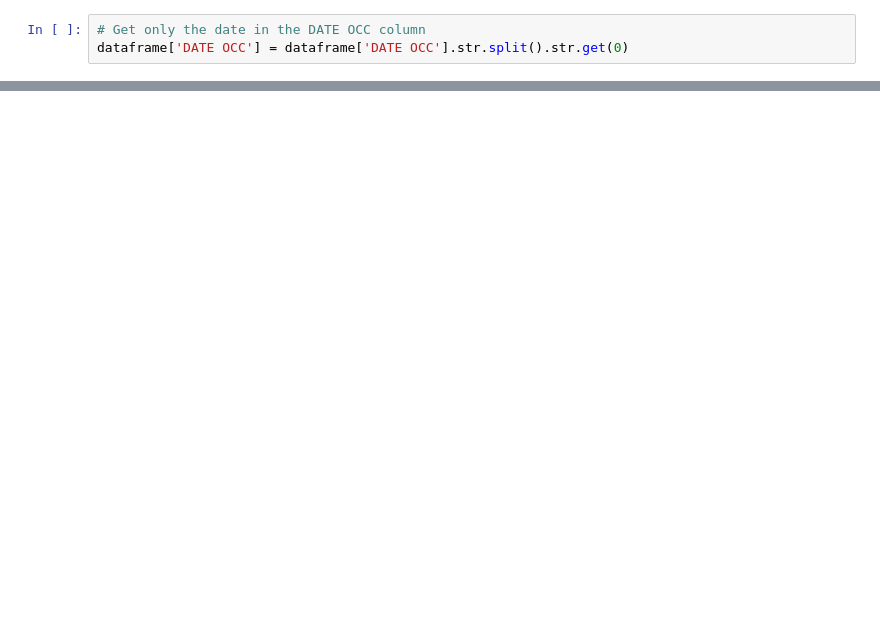
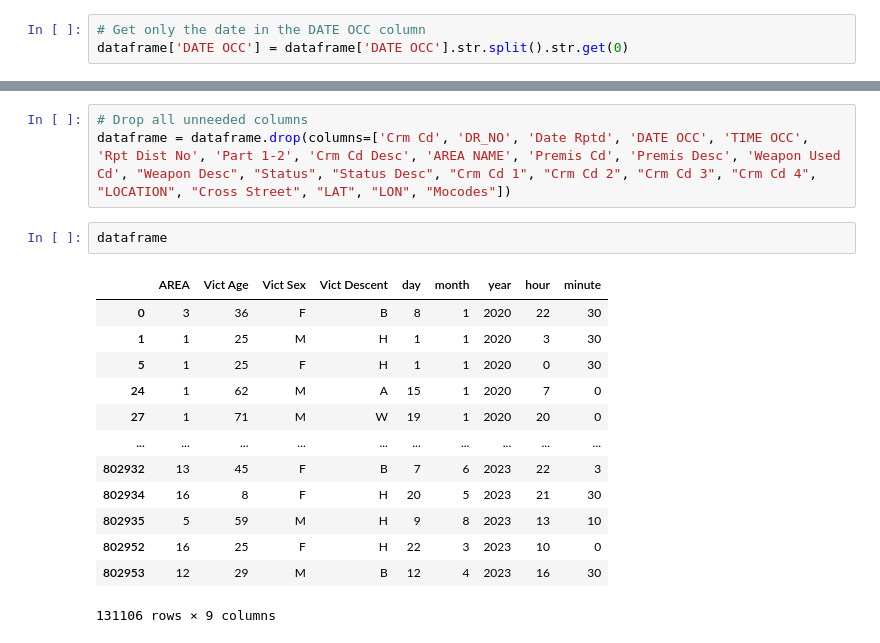
Before and after one commit to maxjtodd/LasAngelesCrimeStatistics, a Jupyter notebook: association.ipynb, the cells around one changed output, grey strips where cells are left out. Saved outputs shown, nothing was run; the diff lists cells and outputs as text; blank space fills up the shorter version.

```diff
--- a/association.ipynb
+++ b/association.ipynb
@@ -173,0 +75,19 @@ print(pandas.unique(dataframe['Crm Cd 1']))
+# %%
+# Drop all unneeded columns
+dataframe = dataframe.drop(columns=['Crm Cd', 'DR_NO', 'Date Rptd', 'DATE OCC', 'TIME OCC', 'Rpt Dist No', 'Part 1-2', 'Crm Cd Desc', 'AREA NAME', 'Premis Cd', 'Premis Desc', 'Weapon Used Cd', "Weapon Desc", "Status", "Status Desc", "Crm Cd 1", "Crm Cd 2", "Crm Cd 3", "Crm Cd 4", "LOCATION", "Cross Street", "LAT", "LON", "Mocodes"])
+# %%
+dataframe
+# %% [output]
+|  | AREA | Vict Age | Vict Sex | Vict Descent | day | month | year | hour | minute |
+| 0 | 3 | 36 | F | B | 8 | 1 | 2020 | 22 | 30 |
+| 1 | 1 | 25 | M | H | 1 | 1 | 2020 | 3 | 30 |
+| 5 | 1 | 25 | F | H | 1 | 1 | 2020 | 0 | 30 |
+| 24 | 1 | 62 | M | A | 15 | 1 | 2020 | 7 | 0 |
+| 27 | 1 | 71 | M | W | 19 | 1 | 2020 | 20 | 0 |
+| ... | ... | ... | ... | ... | ... | ... | ... | ... | ... |
+| 802932 | 13 | 45 | F | B | 7 | 6 | 2023 | 22 | 3 |
+| 802934 | 16 | 8 | F | H | 20 | 5 | 2023 | 21 | 30 |
+| 802935 | 5 | 59 | M | H | 9 | 8 | 2023 | 13 | 10 |
+| 802952 | 16 | 25 | F | H | 22 | 3 | 2023 | 10 | 0 |
+| 802953 | 12 | 29 | M | B | 12 | 4 | 2023 | 16 | 30 |
+131106 rows × 9 columns
```
Also changed, not shown: parts of 19 cells of this notebook, 1 other file.
